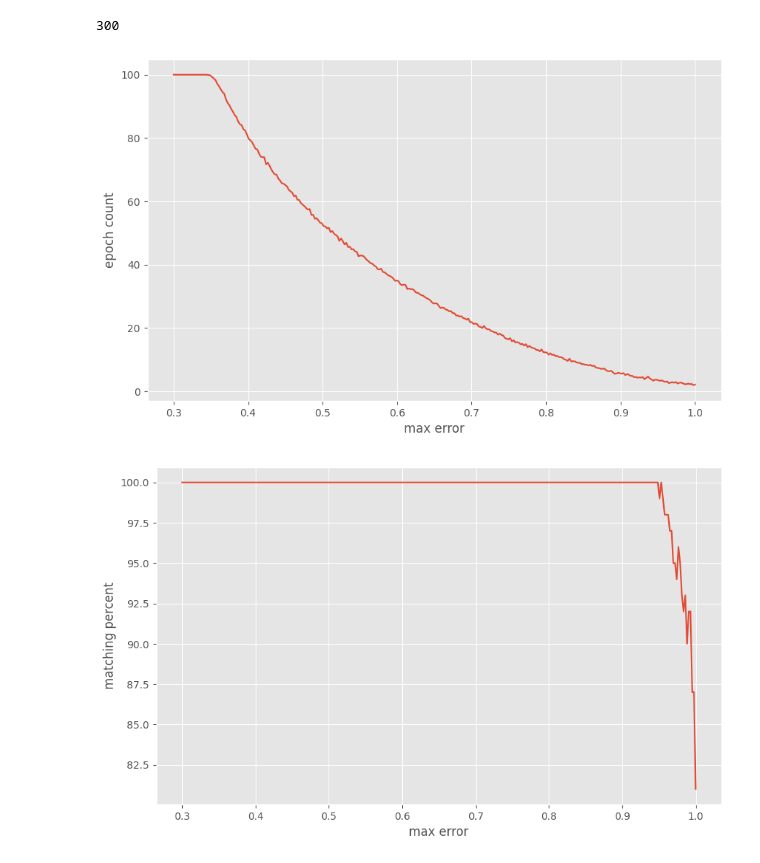
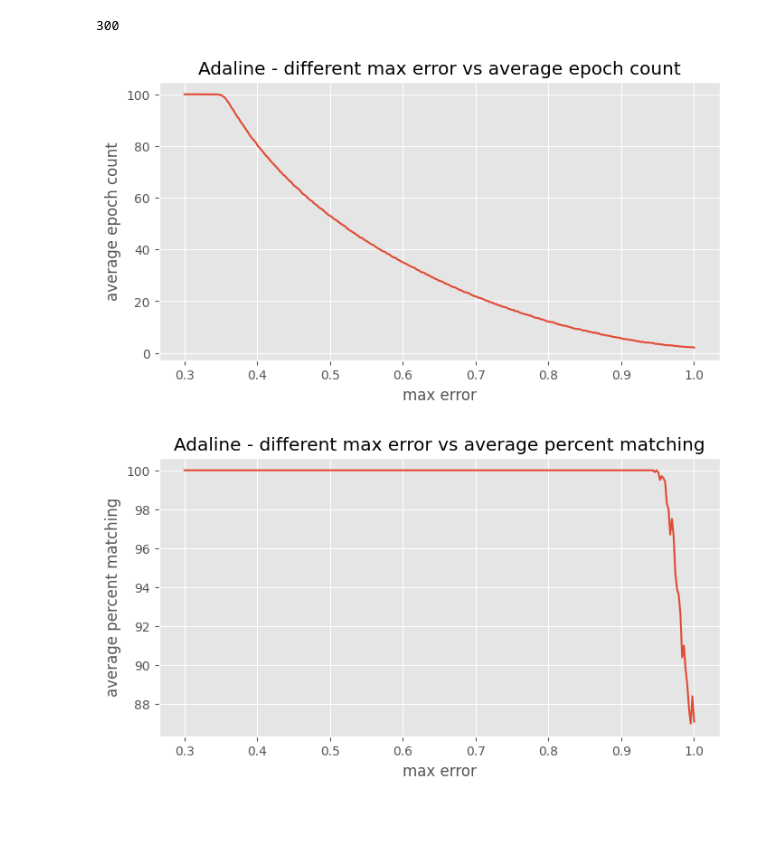
Before and after one commit to ksproska/sieci_neuronowe, a Jupyter notebook: adaline/diff_max_err.ipynb, the cells around one changed output. Saved outputs shown, nothing was run; the diff lists cells and outputs as text; code cells hidden in the pictures; blank space fills up the shorter version.

Commit message:
titles added to graphs

```diff
--- a/adaline/diff_max_err.ipynb
+++ b/adaline/diff_max_err.ipynb
@@ -25,7 +25,7 @@ x_train.shape, x_test.shape, d_train.shape, d_test.shape
 ((3, 600), (3, 200), (1, 600), (1, 200))
 # %%
 x_range = np.arange(-2, 4)
-experiments_numb = 100
+experiments_numb = 1000
 # %%
 perceptrons = []
 for allowed_err in list(np.linspace(0.3, 1, num=300)):
@@ -37,19 +37,23 @@ len(perceptrons)
 # %% [output]
 300
 # %%
-plt.gcf().set_size_inches(10, 6)
-plt.plot([x.allowed_error for x in perceptrons], [x.average_epoch_count for x in perceptrons])
+plt.gcf().set_size_inches(8, 4)
+x, y = [x.allowed_error for x in perceptrons], [x.average_epoch_count for x in perceptrons]
+plt.plot(x, y)
+plt.title("Adaline - different max error vs average epoch count")
 plt.xlabel("max error")
-plt.ylabel("epoch count")
-pd.DataFrame({"max error":[x.allowed_error for x in perceptrons], "epoch count":[x.average_epoch_count for x in perceptrons]});
+plt.ylabel("average epoch count")
+pd.DataFrame({"max error":x, "epoch count":y});
 # %% [output]
-[figure, old version]
+[figure, new version]
 # %%
-plt.gcf().set_size_inches(10, 6)
-plt.plot([x.allowed_error for x in perceptrons], [x.average_matching_percent for x in perceptrons])
+plt.gcf().set_size_inches(8, 4)
+x, y = [x.allowed_error for x in perceptrons], [x.average_matching_percent for x in perceptrons]
+plt.plot(x, y)
+plt.title("Adaline - different max error vs average percent matching")
 plt.xlabel("max error")
-plt.ylabel("matching percent");
+plt.ylabel("average percent matching");
 # %% [output]
-[figure, old version]
+[figure, new version]
 # %%
 part_size = int(len(perceptrons) * 0.9)
```
Also changed, not shown: parts of 2 cells of this notebook, 8 other files.
